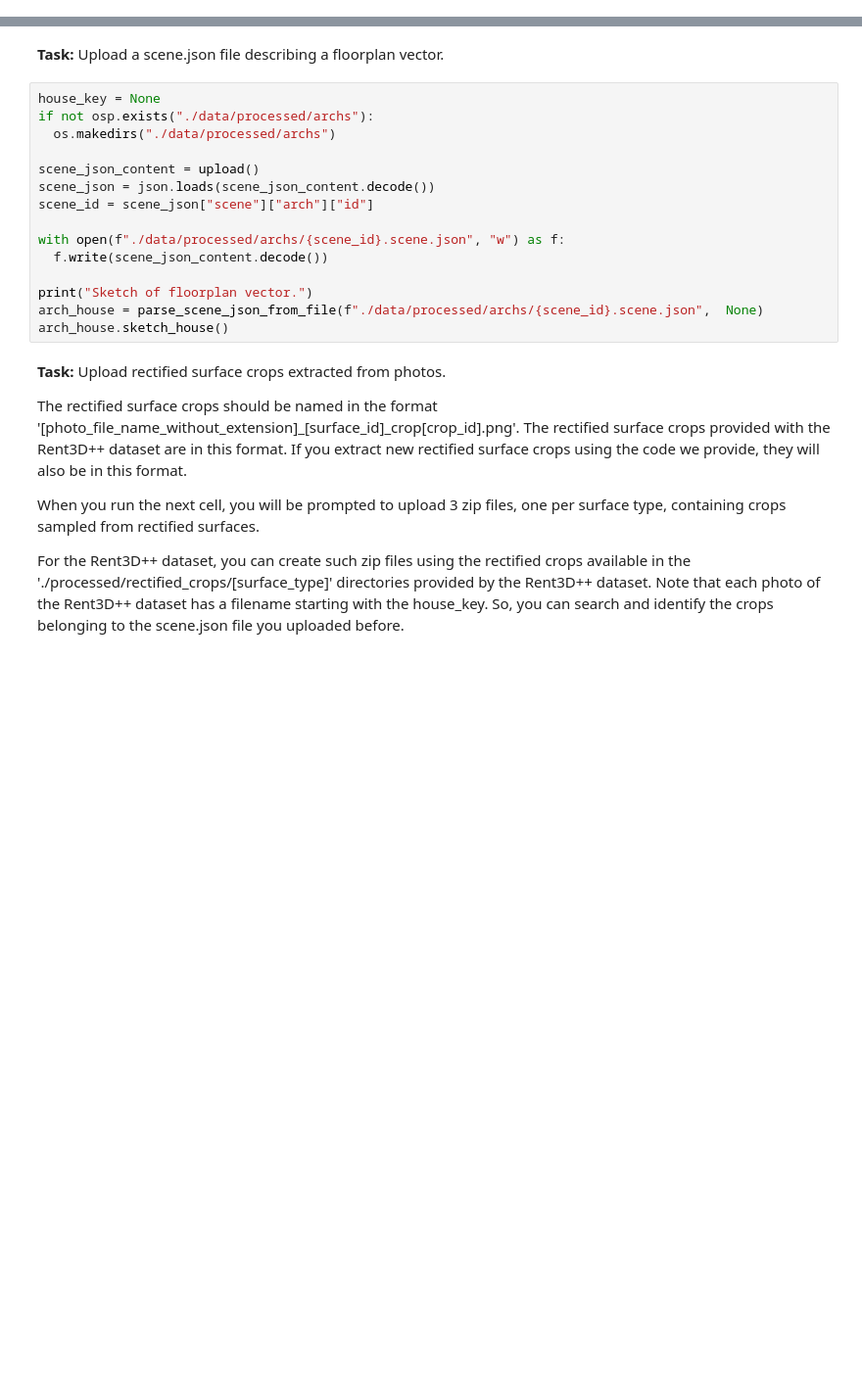
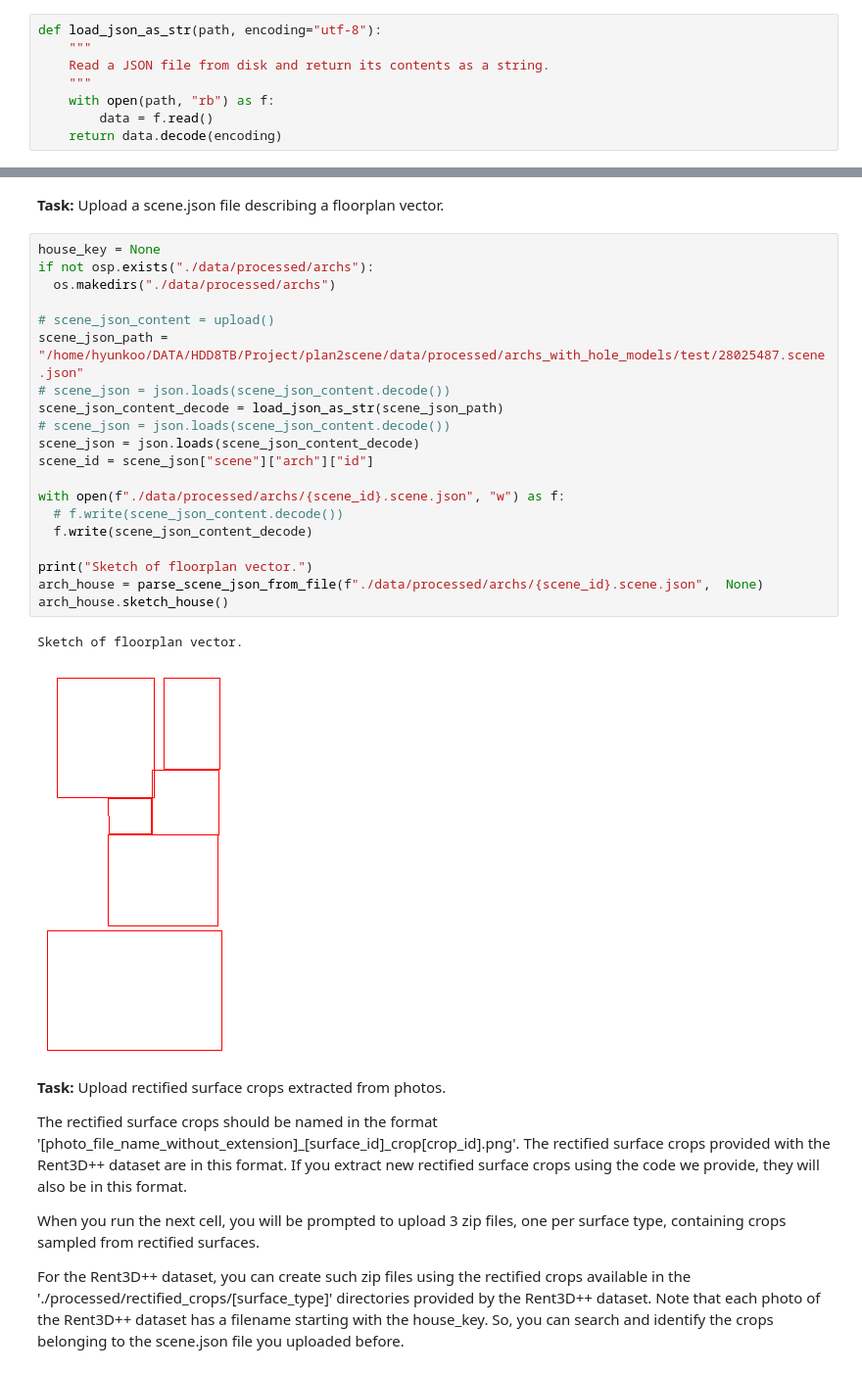
Before and after one commit to hyunkoome/plan2scene, a Jupyter notebook: Original_Plan2Scene.ipynb, the cells around one changed output, grey strips where cells are left out. Shown at 98% size. Drawn from its saved outputs; the diff is of its cells as text; blank space fills up the shorter version.

```diff
--- a/Original_Plan2Scene.ipynb
+++ b/Original_Plan2Scene.ipynb
@@ -180,6 +183,14 @@ def upload():
     print('Uploaded file "{name}" with length {length} bytes'.format(
         name=key, length=len(uploaded[key])))
     return uploaded[key]
+# %%
+def load_json_as_str(path, encoding="utf-8"):
+    """
+    Read a JSON file from disk and return its contents as a string.
+    """
+    with open(path, "rb") as f:
+        data = f.read()
+    return data.decode(encoding)
 # %% [markdown]
 ## Data
 In this section, we will obtain the following files from you.
@@ -193,18 +204,26 @@ __Task:__ Upload a scene.json file describing a floorplan vector.
 # %%
 house_key = None
 if not osp.exists("./data/processed/archs"):
   os.makedirs("./data/processed/archs")
 
-scene_json_content = upload()
-scene_json = json.loads(scene_json_content.decode())
+# scene_json_content = upload()
+scene_json_path = "/home/hyunkoo/DATA/HDD8TB/Project/plan2scene/data/processed/archs_with_hole_models/test/28025487.scene.json"
+# scene_json = json.loads(scene_json_content.decode())
+scene_json_content_decode = load_json_as_str(scene_json_path)
+# scene_json = json.loads(scene_json_content.decode())
+scene_json = json.loads(scene_json_content_decode)
 scene_id = scene_json["scene"]["arch"]["id"]
 
 with open(f"./data/processed/archs/{scene_id}.scene.json", "w") as f:
-  f.write(scene_json_content.decode())
+  # f.write(scene_json_content.decode())
+  f.write(scene_json_content_decode)
 
 print("Sketch of floorplan vector.")
 arch_house = parse_scene_json_from_file(f"./data/processed/archs/{scene_id}.scene.json",  None)
 arch_house.sketch_house()
+# %% [output]
+Sketch of floorplan vector.
+[figure, added]
 # %% [markdown]
 __Task:__ Upload rectified surface crops extracted from photos.
 
```
Also changed, not shown: parts of 1 cell of this notebook.
